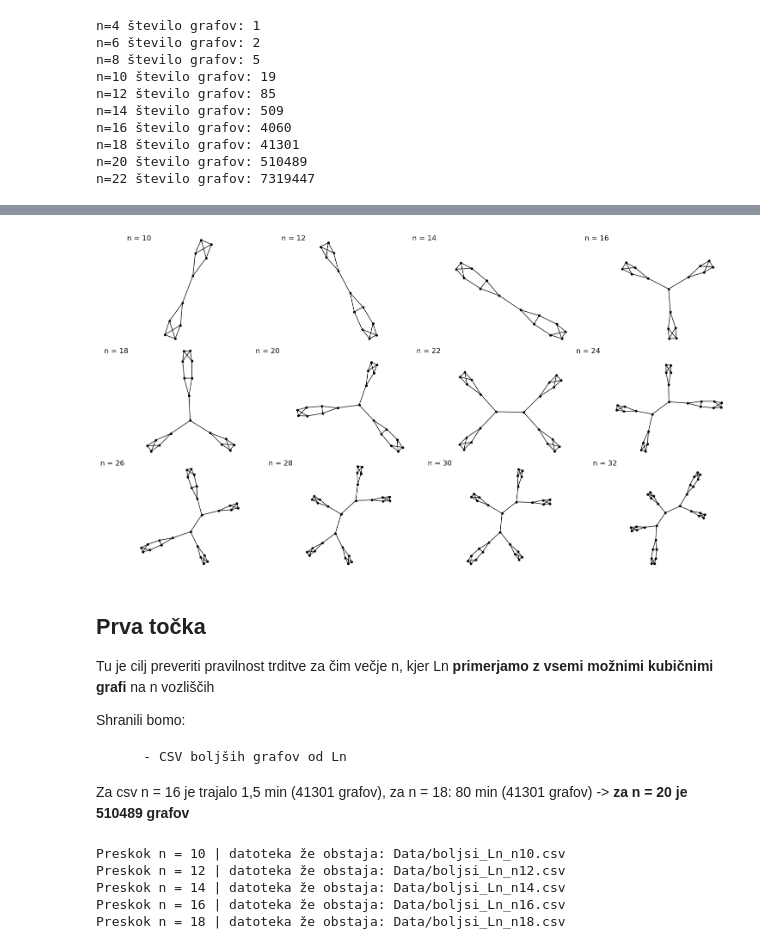
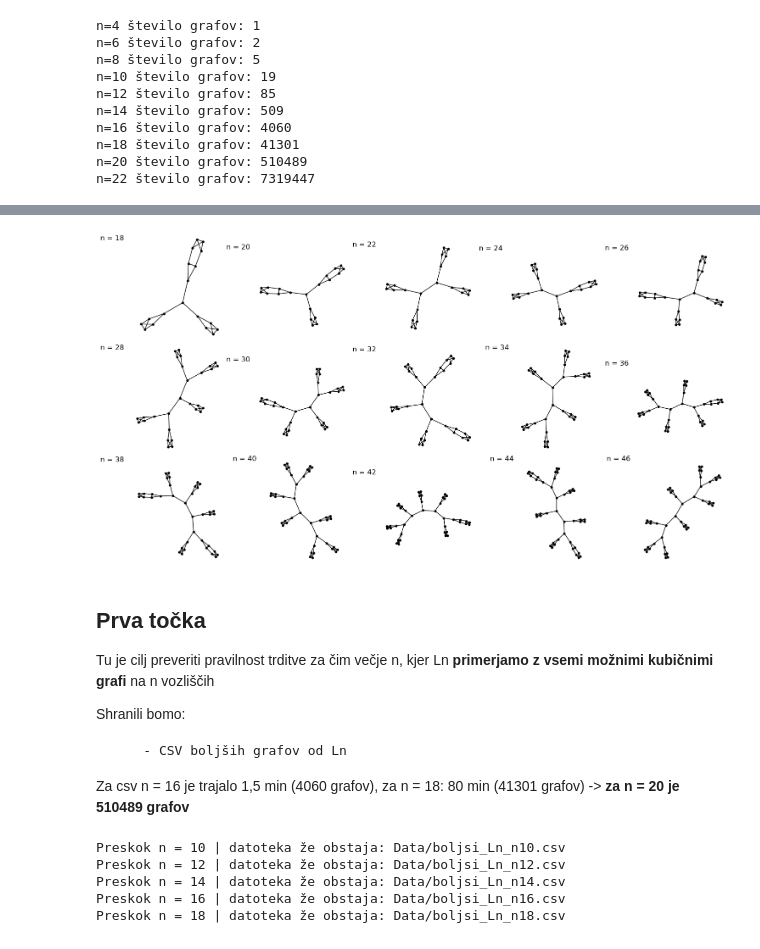
Before and after one commit to ZigaObradovic/FP_Group13, a Jupyter notebook: main.ipynb, the cells around one changed output, grey strips where cells are left out. Drawn from its saved outputs; the diff is of its cells as text; code cells hidden in the pictures.

```diff
--- a/main.ipynb
+++ b/main.ipynb
@@ -113,38 +113,38 @@ graphics_array([plots]).show(figsize=(18,3), axes=False)
 # %%
-# Preizkusimo funkcijo build_star
+# Preizkusimo funkcijo build_caterpillar
 
 star_plots = []
-for n in range(10, 33, 2):
+for n in range(18, 47, 2):
     # narisan graf
-    Gplot = build_star(n).plot(
+    Gplot = build_caterpillar(n).plot(
         layout="spring",
         vertex_size=10,
         vertex_color="black",
         vertex_labels=False,
         edge_thickness=1,
         iterations=400
     )
 
     # izklopimo osi, da so grafi čisti
     Gplot.axes(False)
     # naslov nad grafom (v relativnih koordinatah figure)
     title = text(
         f"n = {n}",
         (0.5, 1),
         horizontal_alignment='center',
         color='black',
         fontsize=12
     )
     star_plots.append(Gplot + title)
 
-row1 = star_plots[:4]
-row2 = star_plots[4:8]
-row3 = star_plots[8:12]
+row1 = star_plots[:5]
+row2 = star_plots[5:10]
+row3 = star_plots[10:15]
 
 GA = graphics_array([row1, row2, row3])
 GA.show(figsize=(15, 8), axes=False)
 # %% [output]
-[figure, old version]
+[figure, new version]
 # %% [markdown]
 ## Prva točka
 
@@ -154,7 +154,7 @@ Shranili bomo:
 
         - CSV boljših grafov od Ln
 
-Za csv n = 16 je trajalo 1,5 min (41301 grafov), za n = 18: 80 min (41301 grafov) -> **za n = 20 je 510489 grafov**
+Za csv n = 16 je trajalo 1,5 min (4060 grafov), za n = 18: 80 min (41301 grafov) -> **za n = 20 je 510489 grafov**
 # %%
 start_time = time.time()
 
```
Also changed, not shown: parts of 10 cells of this notebook, 2 other files.
